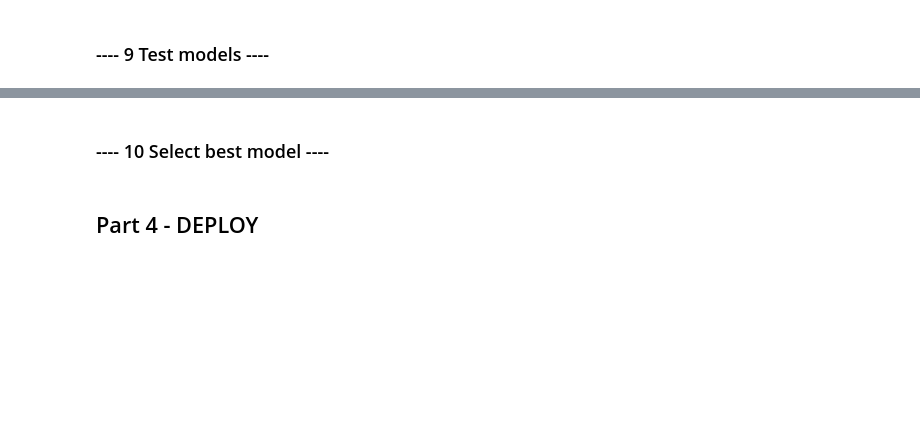
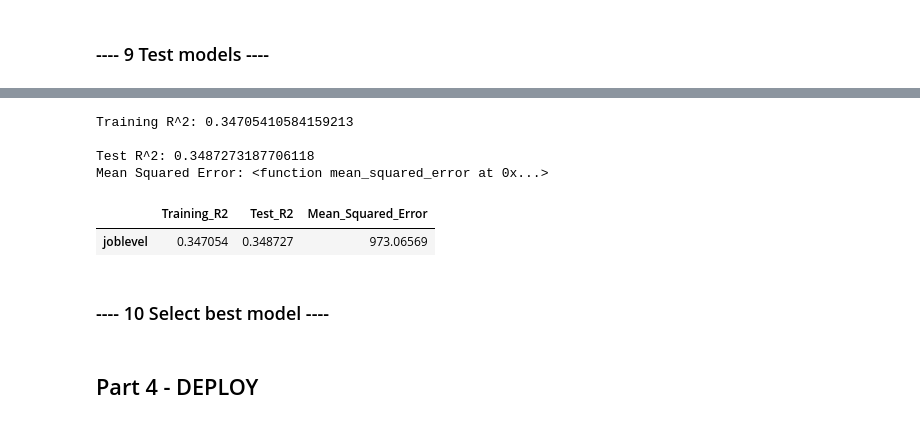
Before and after one commit to albert-ntiri/salary_prediction_project, a Jupyter notebook: Salary Prediction Notebook.ipynb, the cells around one changed output, grey strips where cells are left out. Saved outputs shown, nothing was run; the diff lists cells and outputs as text; code cells hidden in the pictures; blank space fills up the shorter version.

Commit message:
Added helper function to build and compare models.

```diff
--- a/Salary Prediction Notebook.ipynb
+++ b/Salary Prediction Notebook.ipynb
@@ -487,3 +487,33 @@ print(r2_score(y_true=salary_test, y_pred=predicted_salary_test))
+# %%
+model_comparison = pd.DataFrame(columns=['Training_R2', 'Test_R2', 'Mean_Squared_Error'])
+# %%
+# Combine into 1 cell and wrap into a function for multiple models
+
+def build_model(model_name, features, test_size=.2):
+    features_train, features_test, salary_train, salary_test = train_test_split(model_train_full[features], model_train_full['salary'], test_size=test_size)
+
+    model = linear_model.LinearRegression(normalize=True).fit(features_train, salary_train)
+    training_r2 = model.score(features_train, salary_train)
+    print("Training R^2: {}".format(training_r2))
+    print("")
+
+    predicted_salary = model.predict(features_test)
+    test_r2 = r2_score(y_true=salary_test, y_pred=predicted_salary)
+    mse = mean_squared_error(y_true=salary_test, y_pred=predicted_salary)
+    print("Test R^2: {}".format(test_r2))
+    print("Mean Squared Error: {}".format(mean_squared_error))
+
+    model_comparison.loc[model_name] = [training_r2, test_r2, mse]
+# %%
+build_model('joblevel', features=['jobLevel'])
+model_comparison
+# %% [output]
+Training R^2: 0.34705410584159213
+
+Test R^2: 0.3487273187706118
+Mean Squared Error: <function mean_squared_error at 0x...>
+|  | Training_R2 | Test_R2 | Mean_Squared_Error |
+| joblevel | 0.347054 | 0.348727 | 973.06569 |
 # %% [markdown]
 ### ---- 10 Select best model  ----
 # %%
```
Also changed, not shown: parts of 7 cells of this notebook.
